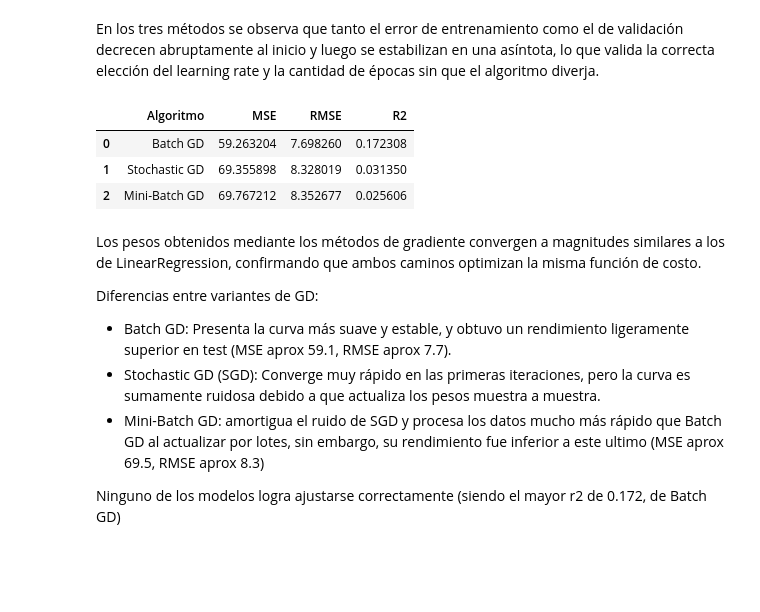
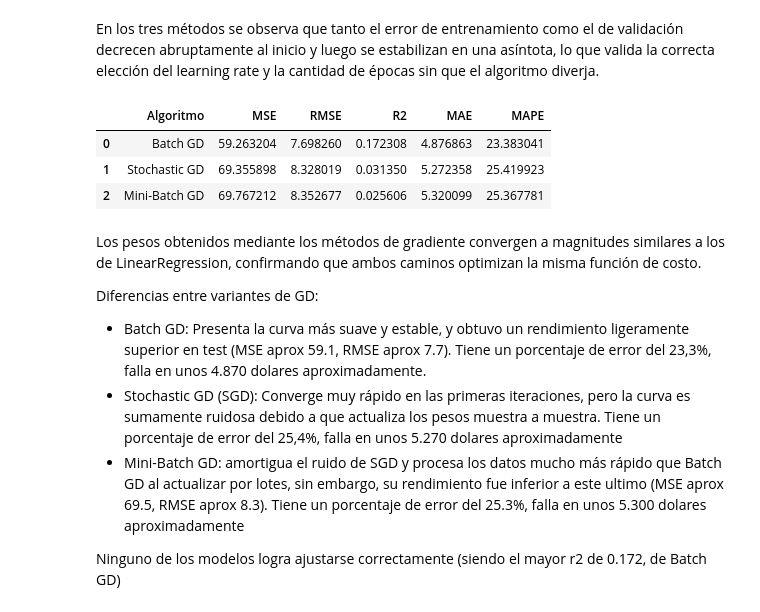
Before and after one commit to AlvaTF/TP-AA1-Ruiz-Toledo-Mendoza, a Jupyter notebook: TP_1/TP-regresion-AA1.ipynb, the cells around one changed output. Drawn from its saved outputs; the diff is of its cells as text; code cells hidden in the pictures; blank space fills up the shorter version.

Commit message:
agrega MAE y MAPE a la comparación de modelos

```diff
--- a/TP_1/TP-regresion-AA1.ipynb
+++ b/TP_1/TP-regresion-AA1.ipynb
@@ -519,40 +519,50 @@ En los tres métodos se observa que tanto el error de entrenamiento como el de v
 # %%
 # Poner columna de unos a X_test
 X_test_b = np.hstack((np.ones((X_test.shape[0], 1)), X_test))
 
 # Evaluación de cada variante en Test (MSE)
 mse_gd = np.mean((y_test - X_test_b @ W_gd) ** 2)
 mse_sgd = np.mean((y_test - X_test_b @ W_sgd) ** 2)
 mse_mbgd = np.mean((y_test - X_test_b @ W_mbgd) ** 2)
 
 # Predicciones de cada modelo en Test
 y_pred_gd = X_test_b @ W_gd
 y_pred_sgd = X_test_b @ W_sgd
 y_pred_mbgd = X_test_b @ W_mbgd
 
 # Evaluación de cada variante en Test (R2 Score)
 r2_gd = r2_score(y_test, y_pred_gd)
 r2_sgd = r2_score(y_test, y_pred_sgd)
 r2_mbgd = r2_score(y_test, y_pred_mbgd)
 
+# MAE y MAPE de cada modelo
+mae_gd = mean_absolute_error(y_test, y_pred_gd)
+mape_gd = mean_absolute_percentage_error(y_test, y_pred_gd) * 100
+mae_sgd = mean_absolute_error(y_test, y_pred_sgd)
+mape_sgd = mean_absolute_percentage_error(y_test, y_pred_sgd) * 100
+mae_mbgd = mean_absolute_error(y_test, y_pred_mbgd)
+mape_mbgd = mean_absolute_percentage_error(y_test, y_pred_mbgd) * 100
+
 results = pd.DataFrame({
     'Algoritmo': ['Batch GD', 'Stochastic GD', 'Mini-Batch GD'],
     'MSE': [mse_gd, mse_sgd, mse_mbgd],
     'RMSE': [np.sqrt(mse_gd), np.sqrt(mse_sgd), np.sqrt(mse_mbgd)],
     "R2": [r2_gd, r2_sgd, r2_mbgd],
+    "MAE": [mae_gd, mae_sgd, mae_mbgd],
+    "MAPE": [mape_gd, mape_sgd, mape_mbgd]
 })
 results
 # %% [output]
-|  | Algoritmo | MSE | RMSE | R2 |
-| 0 | Batch GD | 59.263204 | 7.698260 | 0.172308 |
-| 1 | Stochastic GD | 69.355898 | 8.328019 | 0.031350 |
-| 2 | Mini-Batch GD | 69.767212 | 8.352677 | 0.025606 |
+|  | Algoritmo | MSE | RMSE | R2 | MAE | MAPE |
+| 0 | Batch GD | 59.263204 | 7.698260 | 0.172308 | 4.876863 | 23.383041 |
+| 1 | Stochastic GD | 69.355898 | 8.328019 | 0.031350 | 5.272358 | 25.419923 |
+| 2 | Mini-Batch GD | 69.767212 | 8.352677 | 0.025606 | 5.320099 | 25.367781 |
 # %% [markdown]
 Los pesos obtenidos mediante los métodos de gradiente convergen a magnitudes similares a los de LinearRegression, confirmando que ambos caminos optimizan la misma función de costo.
 
 Diferencias entre variantes de GD:
-- Batch GD: Presenta la curva más suave y estable, y obtuvo un rendimiento ligeramente superior en test (MSE aprox 59.1, RMSE aprox 7.7).
-- Stochastic GD (SGD): Converge muy rápido en las primeras iteraciones, pero la curva es sumamente ruidosa debido a que actualiza los pesos muestra a muestra.
-- Mini-Batch GD: amortigua el ruido de SGD y procesa los datos mucho más rápido que Batch GD al actualizar por lotes, sin embargo, su rendimiento fue inferior a este ultimo (MSE aprox 69.5, RMSE aprox 8.3)
+- Batch GD: Presenta la curva más suave y estable, y obtuvo un rendimiento ligeramente superior en test (MSE aprox 59.1, RMSE aprox 7.7). Tiene un porcentaje de error del 23,3%, falla en unos 4.870 dolares aproximadamente.
+- Stochastic GD (SGD): Converge muy rápido en las primeras iteraciones, pero la curva es sumamente ruidosa debido a que actualiza los pesos muestra a muestra. Tiene un porcentaje de error del 25,4%, falla en unos 5.270 dolares aproximadamente
+- Mini-Batch GD: amortigua el ruido de SGD y procesa los datos mucho más rápido que Batch GD al actualizar por lotes, sin embargo, su rendimiento fue inferior a este ultimo (MSE aprox 69.5, RMSE aprox 8.3).  Tiene un porcentaje de error del 25.3%, falla en unos 5.300 dolares aproximadamente
 
 Ninguno de los modelos logra ajustarse correctamente (siendo el mayor r2 de 0.172, de Batch GD)
```
Also changed, not shown: parts of 1 cell of this notebook.
